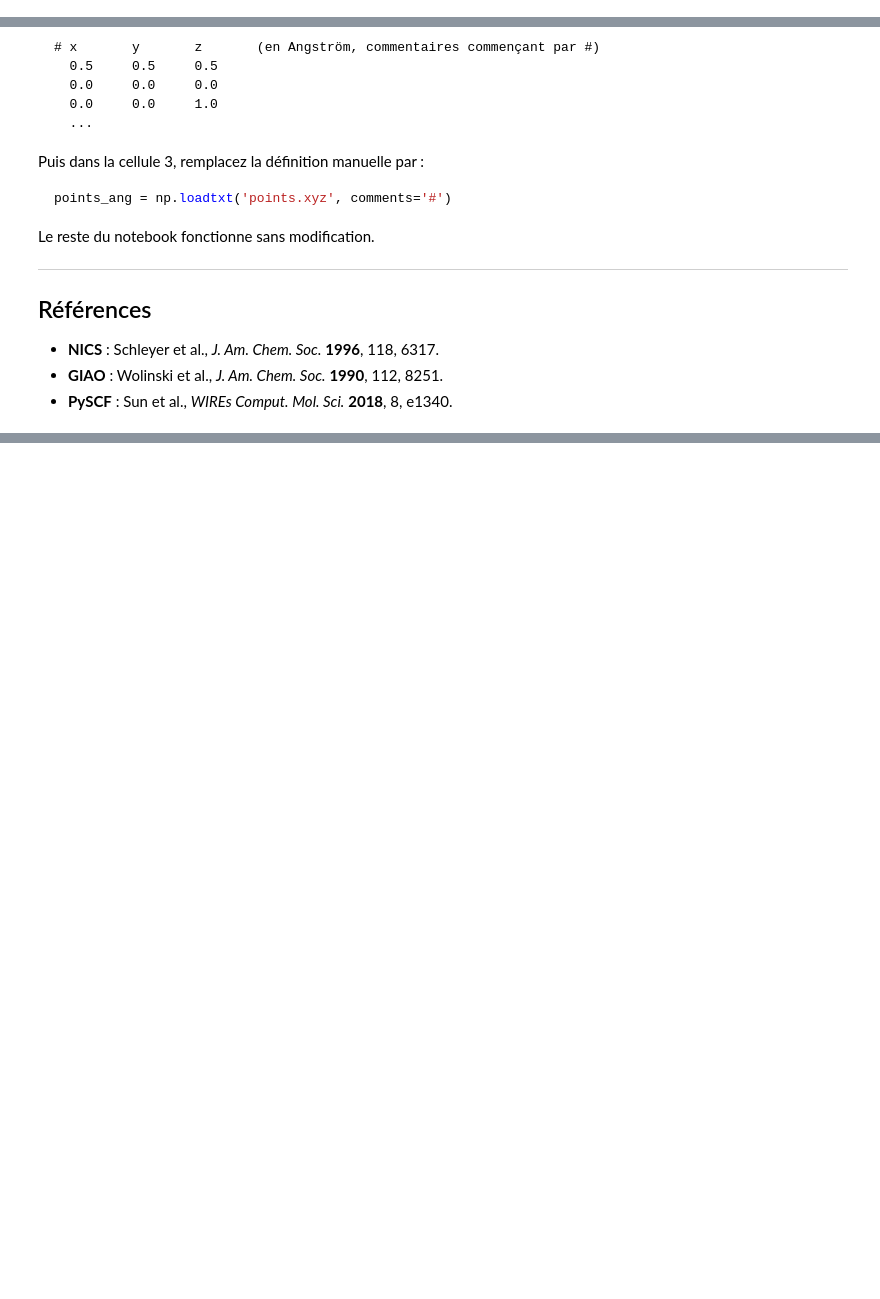
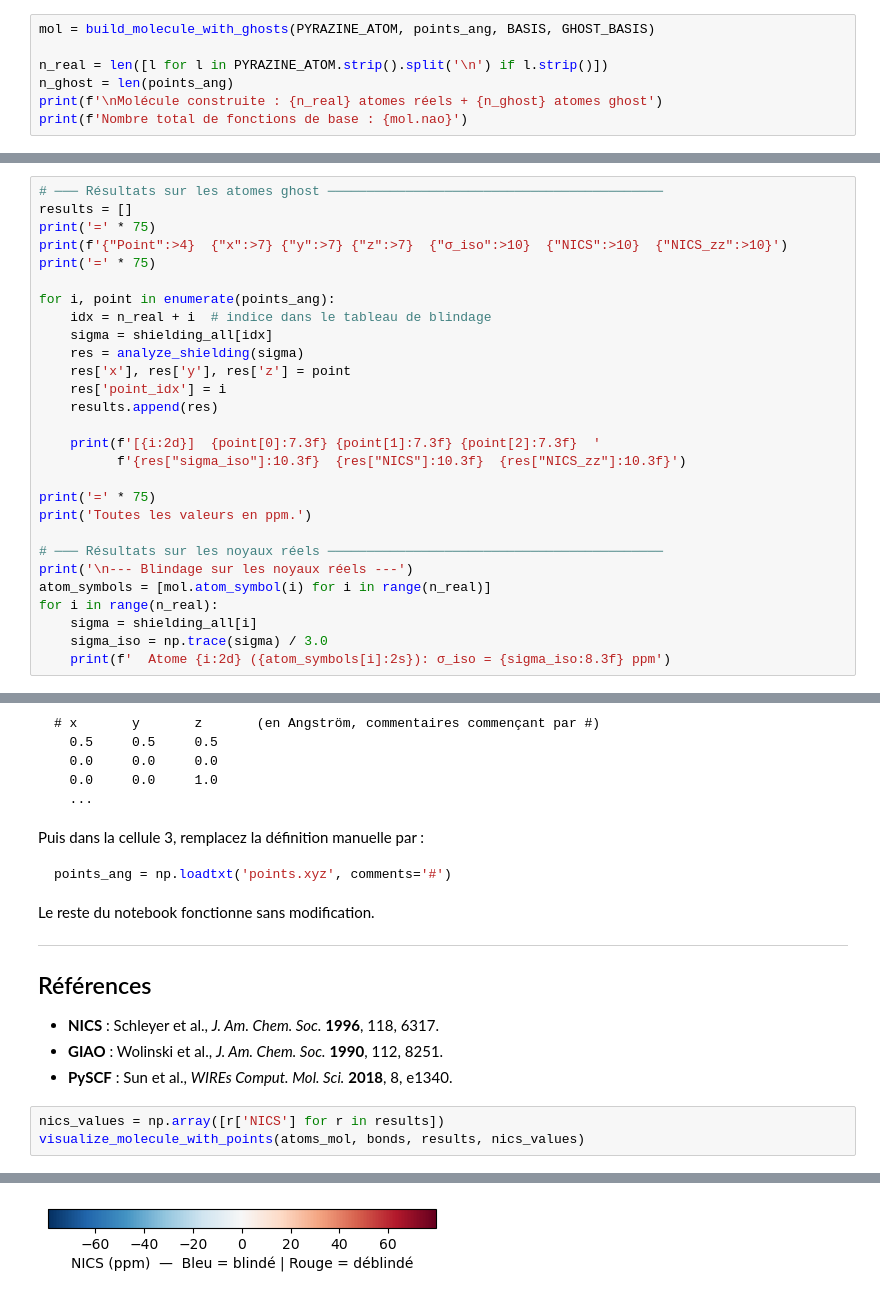
Before and after one commit to ycarissan/echem-yc, a Jupyter notebook: shielding-en.ipynb, the cells around one changed output, grey strips where cells are left out. Drawn from its saved outputs; the diff is of its cells as text; blank space fills up the shorter version.

Commit message:
appel des fonctions

```diff
--- a/shielding-en.ipynb
+++ b/shielding-en.ipynb
@@ -142,3 +144,10 @@ for i, p in enumerate(points_ang):
   [6]  x=  0.000  y=  1.000  z=  0.000  Å
 # %% [markdown]
 ## 4. Molecule with ghost atoms
+# %%
+mol = build_molecule_with_ghosts(PYRAZINE_ATOM, points_ang, BASIS, GHOST_BASIS)
+
+n_real = len([l for l in PYRAZINE_ATOM.strip().split('\n') if l.strip()])
+n_ghost = len(points_ang)
+print(f'\nMolécule construite : {n_real} atomes réels + {n_ghost} atomes ghost')
+print(f'Nombre total de fonctions de base : {mol.nao}')
@@ -202,3 +214,31 @@ B_z [ 3.93867662e-01  1.60154800e-01 -2.46008194e+02]
 Calcul done. Tensors computed for 19 centres.
 # %% [markdown]
 ## 7. Extraction and analysis
+# %%
+# ─── Résultats sur les atomes ghost ───────────────────────────────────────────
+results = []
+print('=' * 75)
+print(f'{"Point":>4}  {"x":>7} {"y":>7} {"z":>7}  {"σ_iso":>10}  {"NICS":>10}  {"NICS_zz":>10}')
+print('=' * 75)
+
+for i, point in enumerate(points_ang):
+    idx = n_real + i  # indice dans le tableau de blindage
+    sigma = shielding_all[idx]
+    res = analyze_shielding(sigma)
+    res['x'], res['y'], res['z'] = point
+    res['point_idx'] = i
+    results.append(res)
+
+    print(f'[{i:2d}]  {point[0]:7.3f} {point[1]:7.3f} {point[2]:7.3f}  '
+          f'{res["sigma_iso"]:10.3f}  {res["NICS"]:10.3f}  {res["NICS_zz"]:10.3f}')
+
+print('=' * 75)
+print('Toutes les valeurs en ppm.')
+
+# ─── Résultats sur les noyaux réels ───────────────────────────────────────────
+print('\n--- Blindage sur les noyaux réels ---')
+atom_symbols = [mol.atom_symbol(i) for i in range(n_real)]
+for i in range(n_real):
+    sigma = shielding_all[i]
+    sigma_iso = np.trace(sigma) / 3.0
+    print(f'  Atome {i:2d} ({atom_symbols[i]:2s}): σ_iso = {sigma_iso:8.3f} ppm')
@@ -360,3 +532,7 @@ Le reste du notebook fonctionne sans modification.
 - **NICS** : Schleyer et al., *J. Am. Chem. Soc.* **1996**, 118, 6317.
 - **GIAO** : Wolinski et al., *J. Am. Chem. Soc.* **1990**, 112, 8251.
 - **PySCF** : Sun et al., *WIREs Comput. Mol. Sci.* **2018**, 8, e1340.
+# %%
+nics_values = np.array([r['NICS'] for r in results])
+visualize_molecule_with_points(atoms_mol, bonds, results, nics_values)
+# %% [output]
@@ -362,0 +540 @@ Le reste du notebook fonctionne sans modification.
+[figure, added]
```
Also changed, not shown: parts of 7 cells of this notebook.
